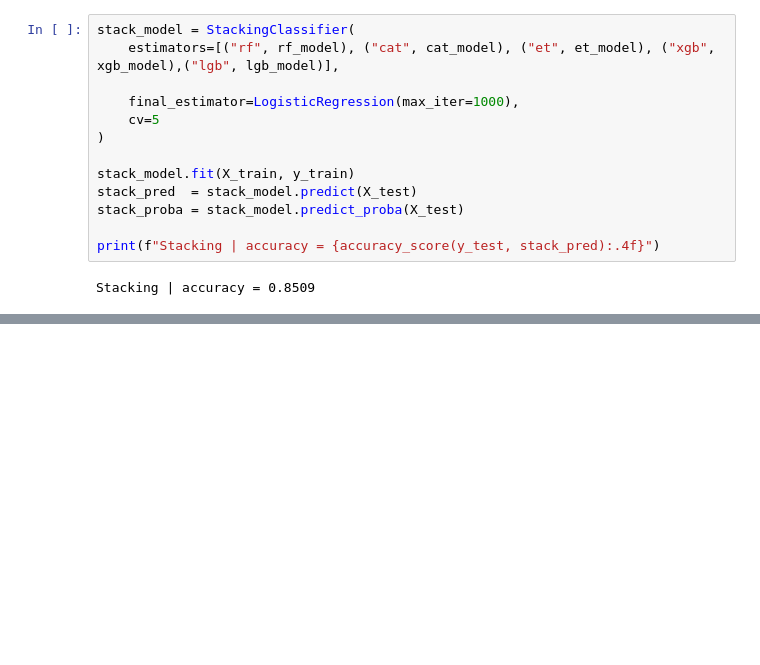
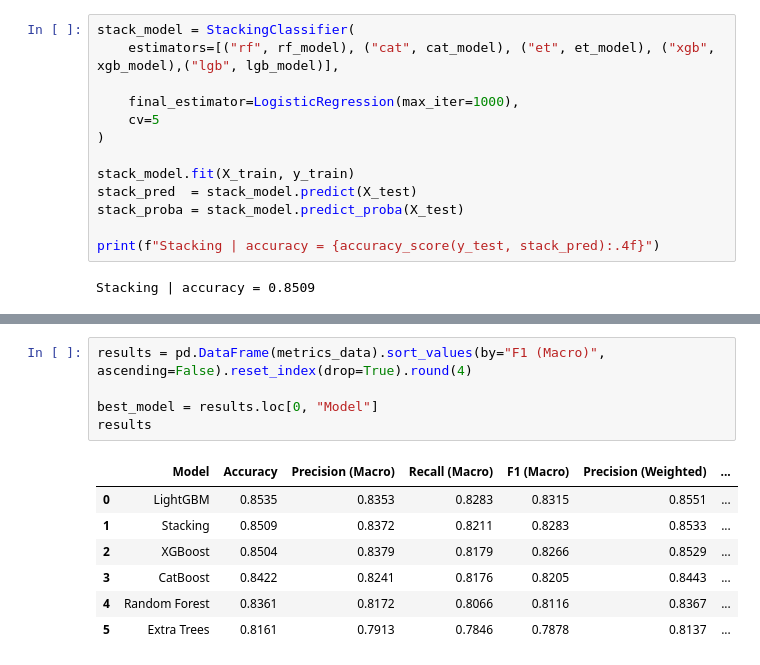
Before and after one commit to mdmohsin212/skill-morph-hw, a Jupyter notebook: Assignment_8.ipynb, the cells around one changed output, grey strips where cells are left out. Saved outputs shown, nothing was run; the diff lists cells and outputs as text; blank space fills up the shorter version.

```diff
--- a/Assignment_8.ipynb
+++ b/Assignment_8.ipynb
@@ -235,0 +236,13 @@ Stacking | accuracy = 0.8509
+# %%
+results = pd.DataFrame(metrics_data).sort_values(by="F1 (Macro)", ascending=False).reset_index(drop=True).round(4)
+
+best_model = results.loc[0, "Model"]
+results
+# %% [output]
+|  | Model | Accuracy | Precision (Macro) | Recall (Macro) | F1 (Macro) | Precision (Weighted) | ... |
+| 0 | LightGBM | 0.8535 | 0.8353 | 0.8283 | 0.8315 | 0.8551 | ... |
+| 1 | Stacking | 0.8509 | 0.8372 | 0.8211 | 0.8283 | 0.8533 | ... |
+| 2 | XGBoost | 0.8504 | 0.8379 | 0.8179 | 0.8266 | 0.8529 | ... |
+| 3 | CatBoost | 0.8422 | 0.8241 | 0.8176 | 0.8205 | 0.8443 | ... |
+| 4 | Random Forest | 0.8361 | 0.8172 | 0.8066 | 0.8116 | 0.8367 | ... |
+| 5 | Extra Trees | 0.8161 | 0.7913 | 0.7846 | 0.7878 | 0.8137 | ... |
```
Also changed, not shown: parts of 5 cells of this notebook.
